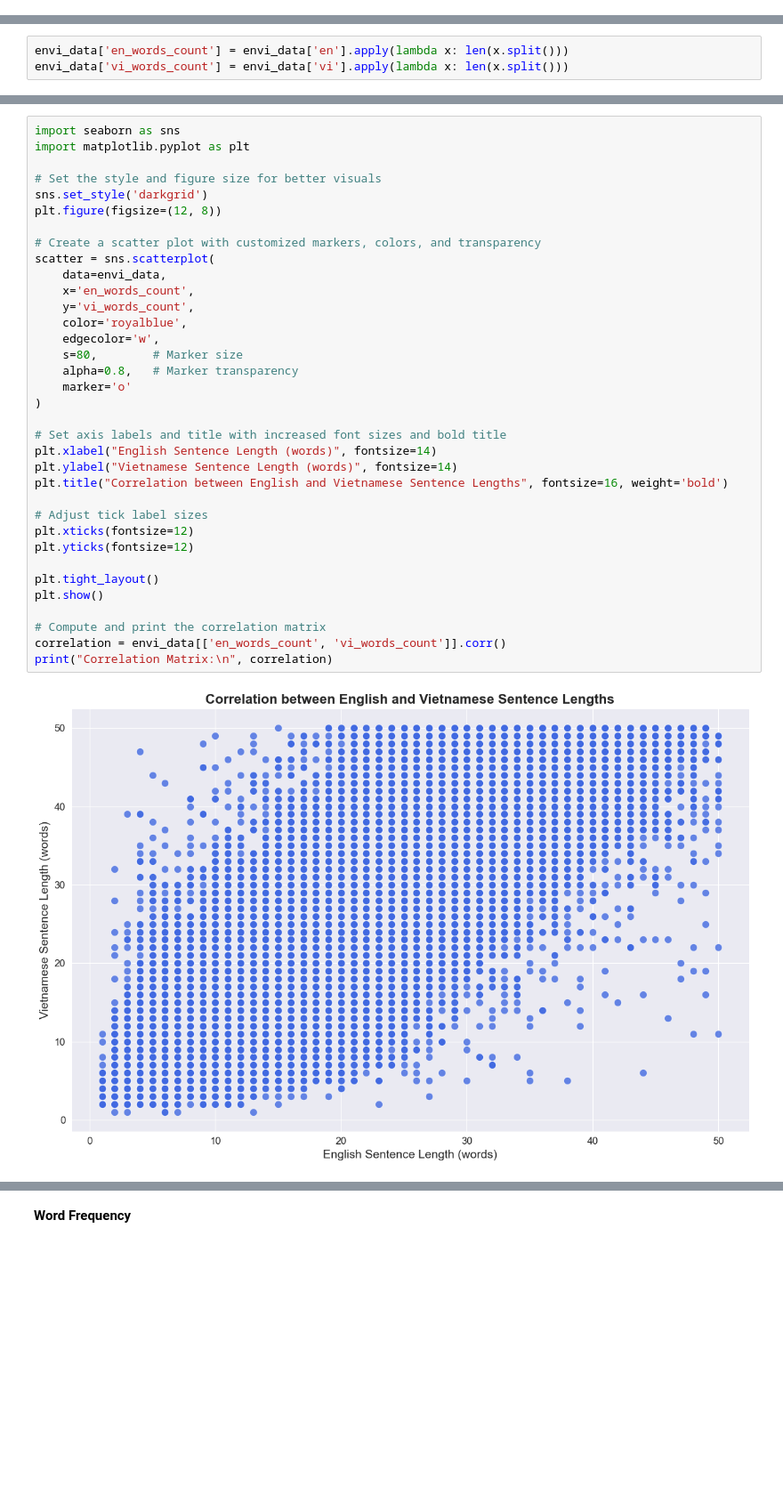
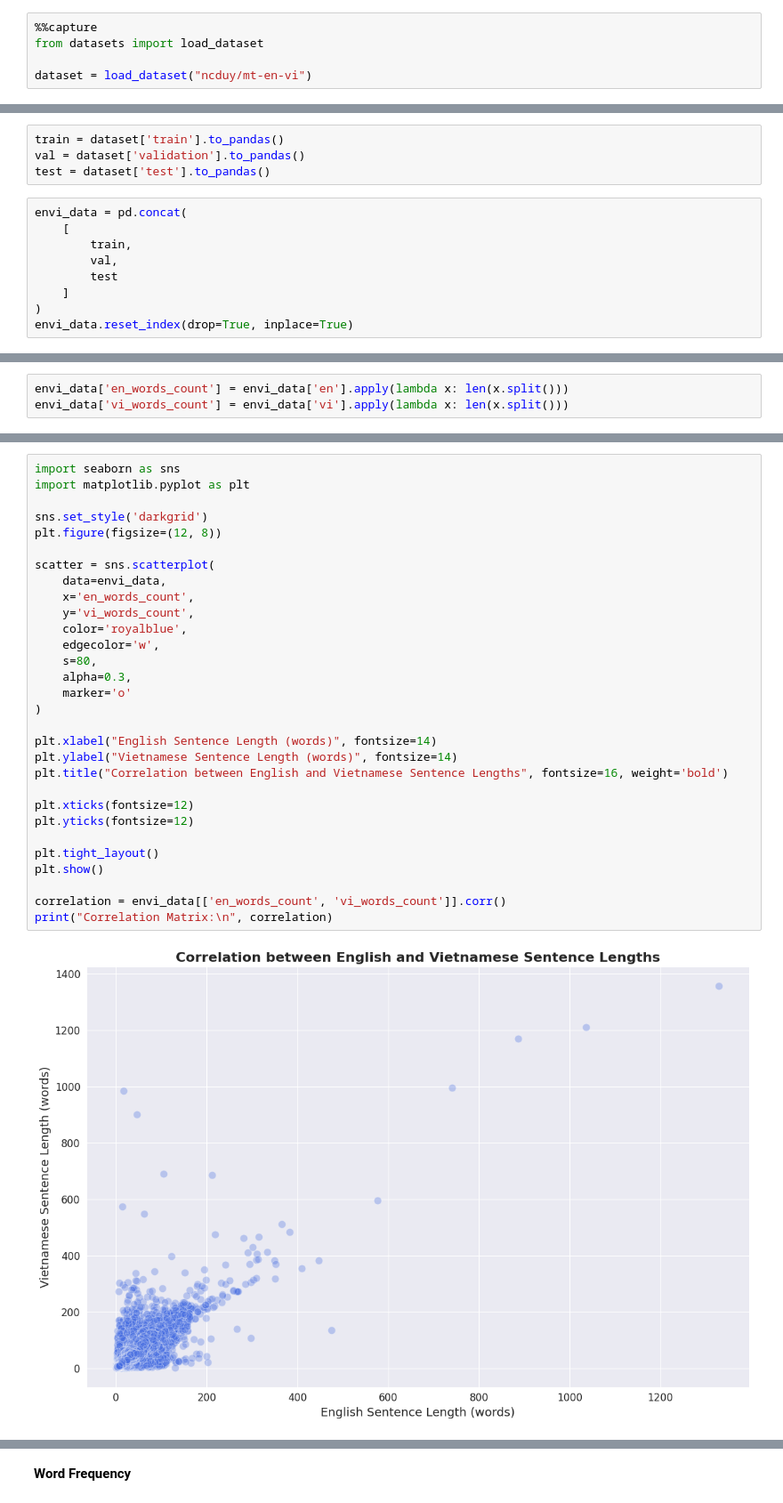
Before and after one commit to fisherman611/english-vietnamese-machine-translation, a Jupyter notebook: data/EDA.ipynb, the cells around one changed output, grey strips where cells are left out. Shown at 89% size. Drawn from its saved outputs; the diff is of its cells as text; blank space fills up the shorter version.

```diff
--- a/data/EDA.ipynb
+++ b/data/EDA.ipynb
@@ -16,0 +14,5 @@ envi_data = pd.read_csv('dataset_300k.csv')
+# %%
+%%capture
+from datasets import load_dataset
+
+dataset = load_dataset("ncduy/mt-en-vi")
@@ -17,3 +38,16 @@ envi_data = pd.read_csv('dataset_300k.csv')
+# %%
+train = dataset['train'].to_pandas()
+val = dataset['validation'].to_pandas()
+test = dataset['test'].to_pandas()
+# %%
+envi_data = pd.concat(
+    [
+        train,
+        val,
+        test
+    ]
+)
+envi_data.reset_index(drop=True, inplace=True)
 # %%
 envi_data.head()
 # %% [output]
@@ -104,39 +179,34 @@ These histograms illustrate how sentence lengths are distributed in our dataset.
 # %%
 import seaborn as sns
 import matplotlib.pyplot as plt
 
-# Set the style and figure size for better visuals
 sns.set_style('darkgrid')
 plt.figure(figsize=(12, 8))
 
-# Create a scatter plot with customized markers, colors, and transparency
 scatter = sns.scatterplot(
     data=envi_data,
     x='en_words_count',
     y='vi_words_count',
     color='royalblue',
     edgecolor='w',
-    s=80,        # Marker size
-    alpha=0.8,   # Marker transparency
+    s=80,
+    alpha=0.3,
     marker='o'
 )
 
-# Set axis labels and title with increased font sizes and bold title
 plt.xlabel("English Sentence Length (words)", fontsize=14)
 plt.ylabel("Vietnamese Sentence Length (words)", fontsize=14)
 plt.title("Correlation between English and Vietnamese Sentence Lengths", fontsize=16, weight='bold')
 
-# Adjust tick label sizes
 plt.xticks(fontsize=12)
 plt.yticks(fontsize=12)
 
 plt.tight_layout()
 plt.show()
 
-# Compute and print the correlation matrix
 correlation = envi_data[['en_words_count', 'vi_words_count']].corr()
 print("Correlation Matrix:\n", correlation)
 # %% [output]
-[figure, old version]
+[figure, new version]
 Correlation Matrix:
                  en_words_count  vi_words_count
```
Also changed, not shown: parts of 41 cells of this notebook.
